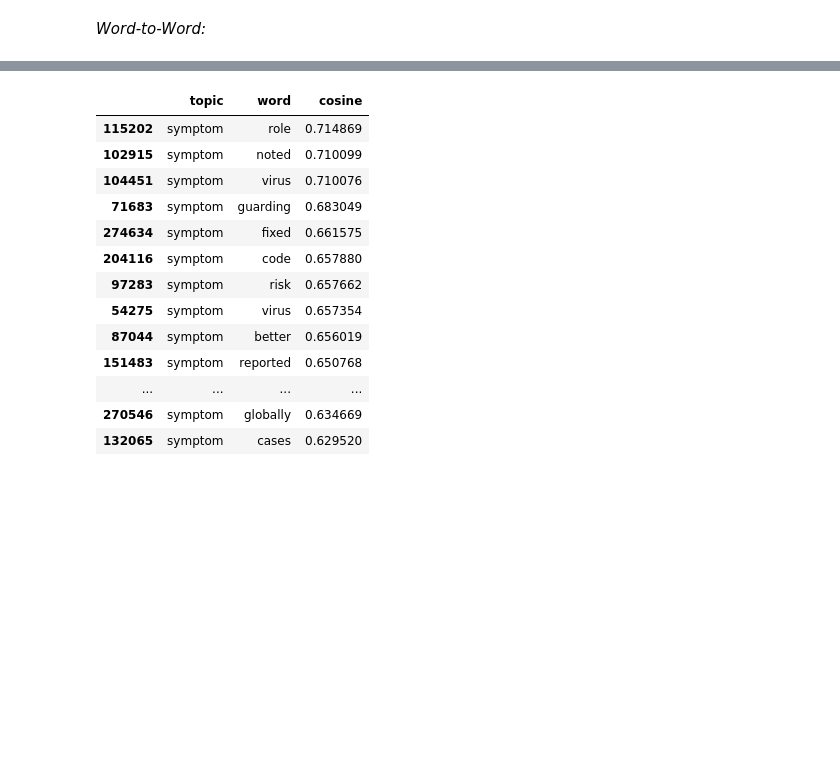
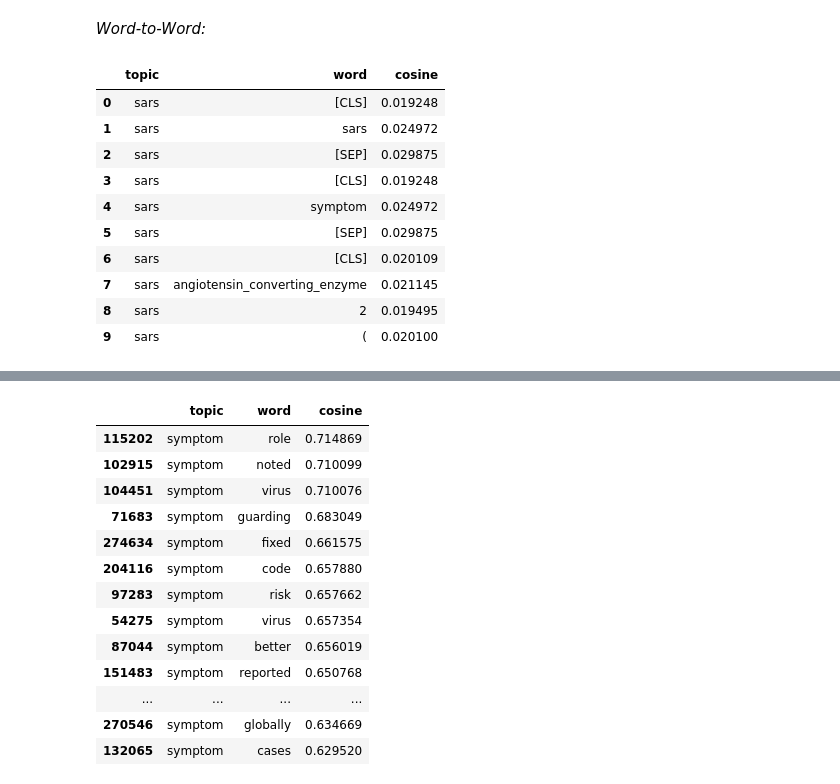
Before and after one commit to pkargupta/multidimsearch, a Jupyter notebook: main.ipynb, the cells around one changed output, grey strips where cells are left out. Drawn from its saved outputs; the diff is of its cells as text; code cells hidden in the pictures; blank space fills up the shorter version.

```diff
--- a/main.ipynb
+++ b/main.ipynb
@@ -211,3 +357,17 @@ cosine_df = pd.DataFrame(data, columns=['topic', 'word', 'cosine'])
+# %%
+cosine_df.head(10)
+# %% [output]
+|  | topic | word | cosine |
+| 0 | sars | [CLS] | 0.019248 |
+| 1 | sars | sars | 0.024972 |
+| 2 | sars | [SEP] | 0.029875 |
+| 3 | sars | [CLS] | 0.019248 |
+| 4 | sars | symptom | 0.024972 |
+| 5 | sars | [SEP] | 0.029875 |
+| 6 | sars | [CLS] | 0.020109 |
+| 7 | sars | angiotensin_converting_enzyme | 0.021145 |
+| 8 | sars | 2 | 0.019495 |
+| 9 | sars | ( | 0.020100 |
 # %%
 len(topic_col), len(word_col), len(cos_col)
 # %% [output]
```
Also changed, not shown: parts of 23 cells of this notebook.
